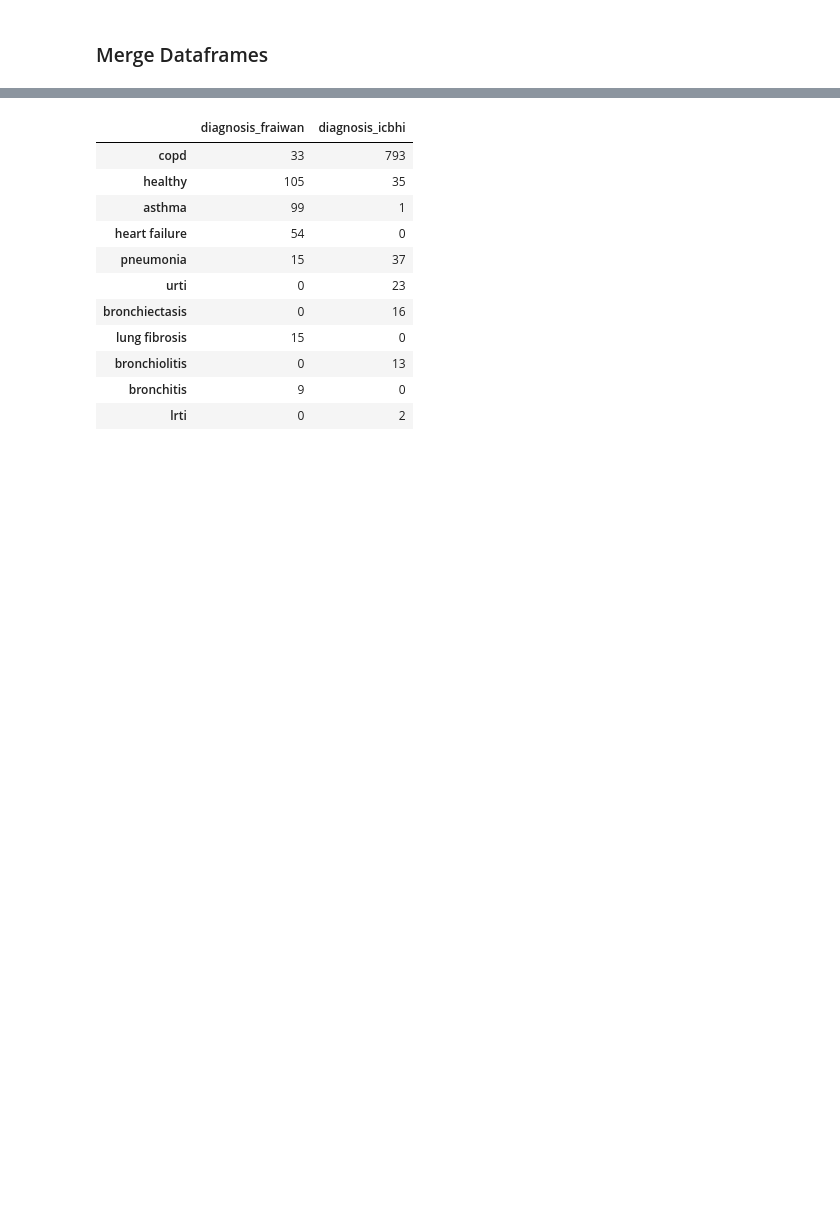
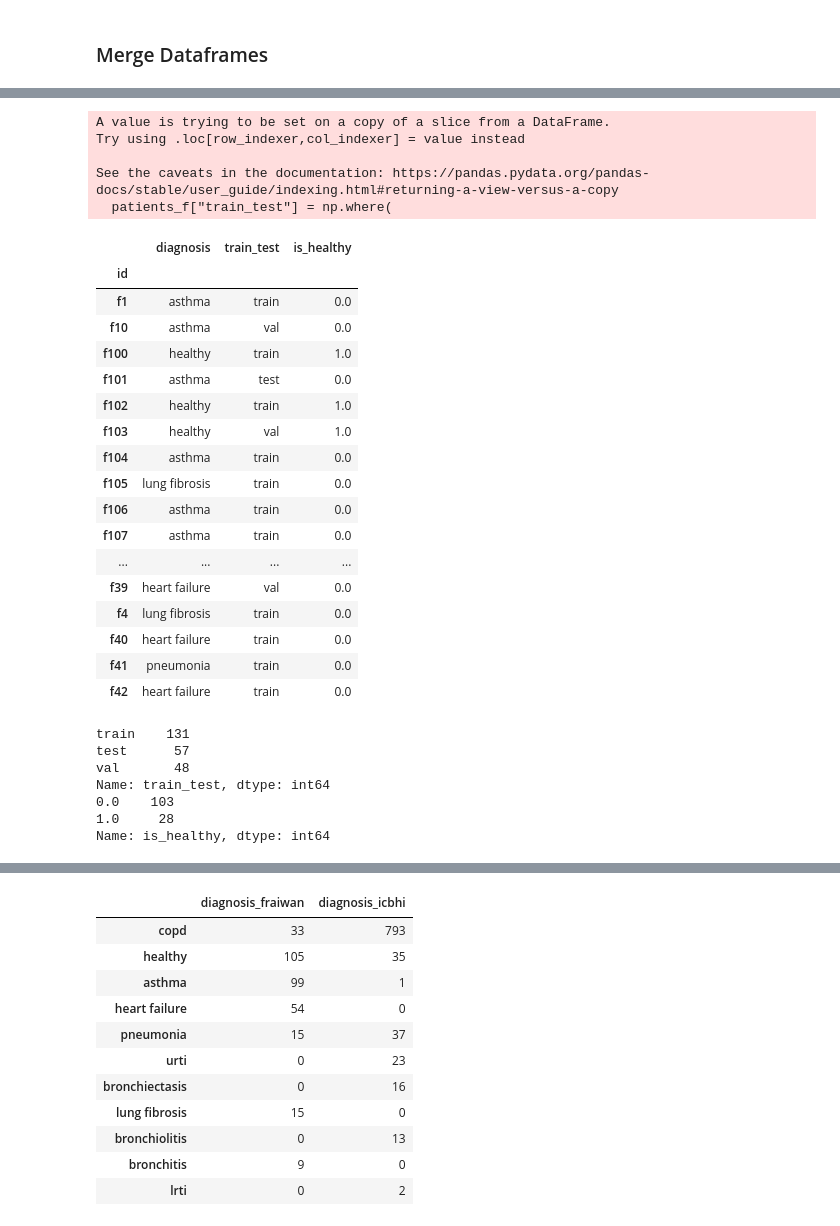
Before and after one commit to loukra/Respiratory_Disease_Classification, a Jupyter notebook: JNotebooks/Preprocessing/Data_annotations.ipynb, the cells around one changed output, grey strips where cells are left out. Cells and saved outputs as stored; diff of their text form; code cells hidden in the pictures; blank space fills up the shorter version.

```diff
--- a/JNotebooks/Preprocessing/Data_annotations.ipynb
+++ b/JNotebooks/Preprocessing/Data_annotations.ipynb
@@ -250,0 +265,77 @@ sound_annotations
+# %%
+rseed = 42
+patients = sound_annotations.groupby('id').agg(pd.Series.mode).drop('filename', axis=1)
+x = ['train', 'test']
+patients.loc['i218','train_test'] = 'train'
+
+patients_f = patients[patients.index.str.startswith('f')]
+patients_f
+
+X_train, X_test = train_test_split(
+    patients_f,
+    test_size=0.2,
+    stratify=patients_f.is_healthy,
+    random_state=rseed
+)
+
+patients_f["train_test"] = np.where(
+    patients_f.index.isin(X_train.index), "train", "test"
+)
+
+
+patients.update(patients_f)
+
+X_train, X_val = train_test_split(
+    patients,
+    test_size=0.2,
+    stratify=patients.is_healthy,
+    random_state=rseed
+)
+
+patients["train_test"] = np.where(
+    patients.index.isin(X_val.index), "val", patients["train_test"]
+)
+
+display(patients.head(50))
+
+path = '../../data/'
+filename = 'patient_diagnosis.csv'
+path = path + filename
+patients.to_csv(path)
+
+print(patients.train_test.value_counts())
+
+print(patients[patients.train_test == 'train'].is_healthy.value_counts())
+
+train_val_test_map = patients['train_test'].to_dict()
+# %% [output]
+A value is trying to be set on a copy of a slice from a DataFrame.
+Try using .loc[row_indexer,col_indexer] = value instead
+
+See the caveats in the documentation: https://pandas.pydata.org/pandas-docs/stable/user_guide/indexing.html#returning-a-view-versus-a-copy
+  patients_f["train_test"] = np.where(
+|  | diagnosis | train_test | is_healthy |
+| id |  |  |  |
+| f1 | asthma | train | 0.0 |
+| f10 | asthma | val | 0.0 |
+| f100 | healthy | train | 1.0 |
+| f101 | asthma | test | 0.0 |
+| f102 | healthy | train | 1.0 |
+| f103 | healthy | val | 1.0 |
+| f104 | asthma | train | 0.0 |
+| f105 | lung fibrosis | train | 0.0 |
+| f106 | asthma | train | 0.0 |
+| f107 | asthma | train | 0.0 |
+| ... | ... | ... | ... |
+| f39 | heart failure | val | 0.0 |
+| f4 | lung fibrosis | train | 0.0 |
+| f40 | heart failure | train | 0.0 |
+| f41 | pneumonia | train | 0.0 |
+| f42 | heart failure | train | 0.0 |
+train    131
+test      57
+val       48
+Name: train_test, dtype: int64
+0.0    103
+1.0     28
+Name: is_healthy, dtype: int64
```
Also changed, not shown: parts of 6 cells of this notebook, 3 other files.
